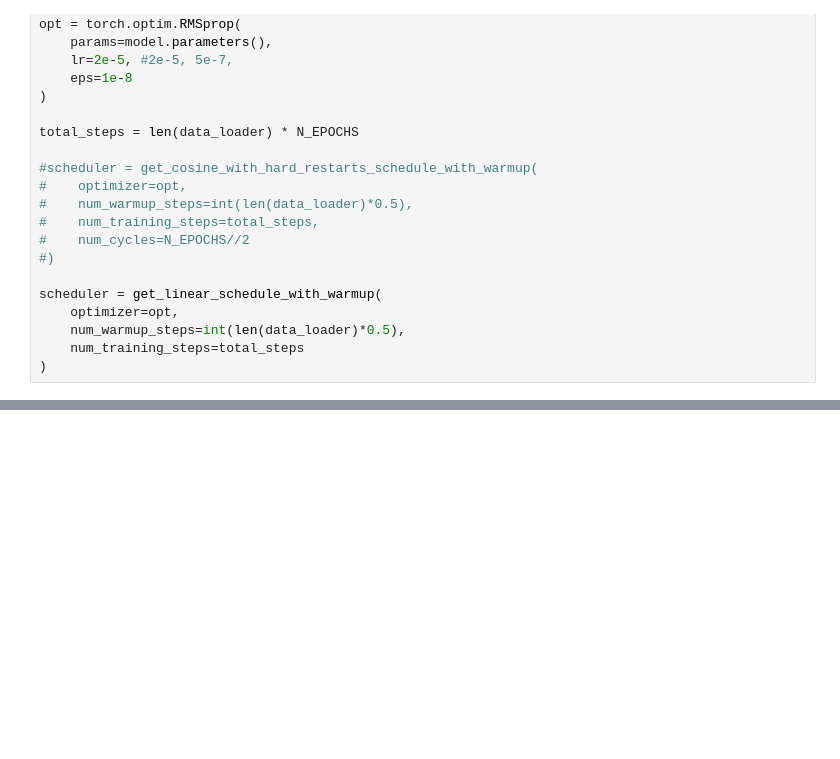
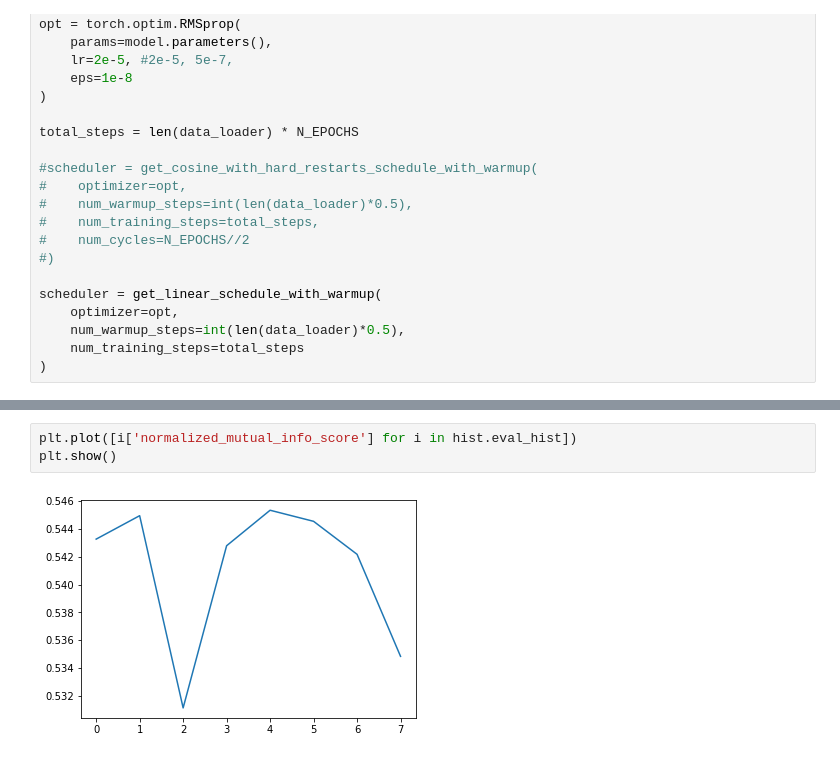
Before and after one commit to LennartKeller/DeepTextClustering, a Jupyter notebook: Model.ipynb, the cells around one changed output, grey strips where cells are left out. Saved outputs shown, nothing was run; the diff lists cells and outputs as text; blank space fills up the shorter version.

```diff
--- a/Model.ipynb
+++ b/Model.ipynb
@@ -554,0 +590,5 @@ KeyboardInterrupt:
+# %%
+plt.plot([i['normalized_mutual_info_score'] for i in hist.eval_hist])
+plt.show()
+# %% [output]
+[figure, added]
```
Also changed, not shown: parts of 11 cells of this notebook.
